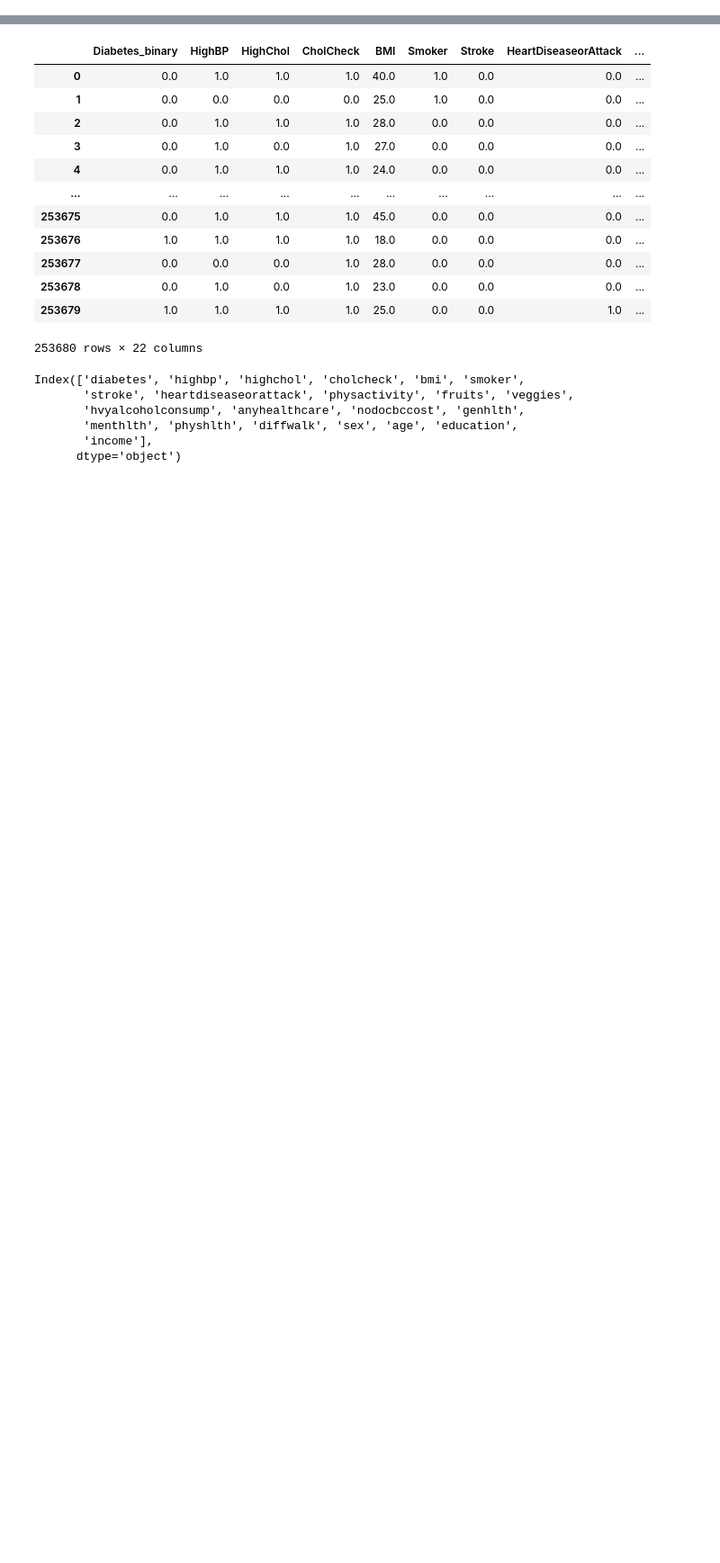
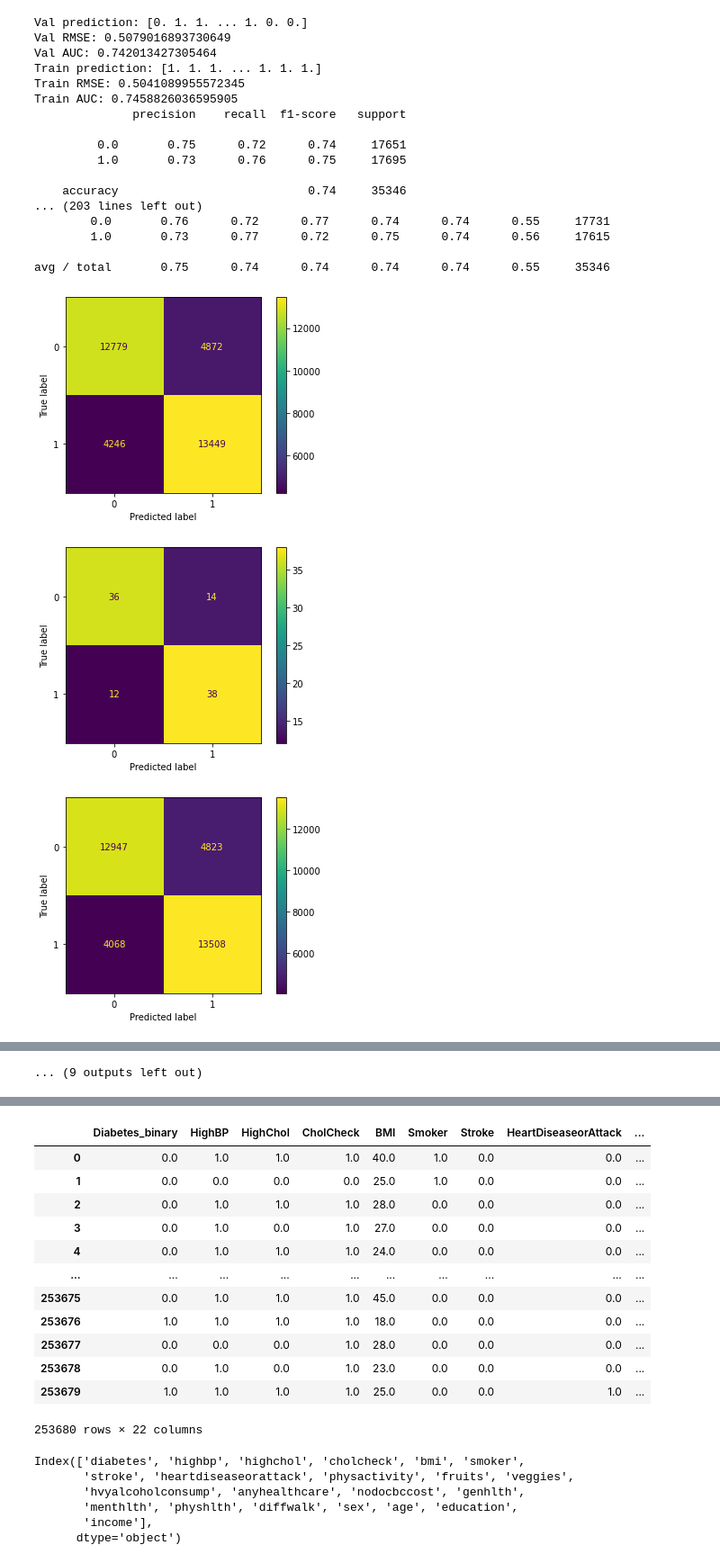
Before and after one commit to maclavijo/MLZoomcamp, a Jupyter notebook: MLZ_MidtermProject/Diabetes.ipynb, the cells around one changed output, grey strips where cells are left out. Shown at 90% size. Saved outputs shown, nothing was run; the diff lists cells and outputs as text; code cells hidden in the pictures; blank space fills up the shorter version.

```diff
--- a/MLZ_MidtermProject/Diabetes.ipynb
+++ b/MLZ_MidtermProject/Diabetes.ipynb
@@ -43,26 +160,52 @@ for i in range(0,10):
 # %%
 for i,j in dfs.items():
-    model = make_pipeline(DecisionTreeClassifier(max_depth=10))
+    model = make_pipeline(LogisticRegression(max_iter=1000))
 
     target = j.diabetes
     data = j.drop(columns=['diabetes'])
 
     dfTrainFull, dfTest, yTrainFull, yTest = train_test_split(data, target, test_size=0.2, random_state=i)
     dfTrain, dfVal, yTrain, yVal = train_test_split(data, target, test_size=0.25, random_state=i)
     model.fit(dfTrain, yTrain)
-    resdfVal = model.predict_proba(dfVal)#[:,1]
-    yValPred = np.argmax(resdfVal, axis=1)
+    #yValPred = model.predict_proba(dfVal)[:,1]
+    yValPred = model.predict(dfVal)#[:,1]
+    #yValPred = np.argmax(resdfVal, axis=1)
     print(f'Val prediction: {yValPred}')
     print(f'Val RMSE: {mean_squared_error(yVal, yValPred,squared=False)}')
+    print(f'Val AUC: {roc_auc_score(yVal,yValPred)}')
 
-    resdfValPred = model.predict_proba(dfTrain)#[:,1]
-    yTrainPred = np.argmax(resdfValPred, axis=1)
+    #yTrainPred = model.predict_proba(dfTrain)[:,1]
+    yTrainPred = model.predict(dfTrain)#[:,1]
+    #yTrainPred = np.argmax(resdfValPred, axis=1)
     print(f'Train prediction: {yTrainPred}')
-    print(f'Val RMSE: {mean_squared_error(yTrain, yTrainPred,squared=False)}')
+    print(f'Train RMSE: {mean_squared_error(yTrain, yTrainPred,squared=False)}')
+    print(f'Train AUC: {roc_auc_score(yTrain,yTrainPred)}')
 
     cm = confusion_matrix(yVal, yValPred)
     cmprob = np.round(100 * cm / len(yVal), 1)
     cm_display = ConfusionMatrixDisplay(cm, display_labels=['0', '1']).plot()
     cm_display = ConfusionMatrixDisplay(cmprob, display_labels=['0', '1']).plot()
 
     print(classification_report(yVal, yValPred))
+    print(classification_report_imbalanced(yVal, yValPred))
+# %% [output]
+Val prediction: [0. 1. 1. ... 1. 0. 0.]
+Val RMSE: 0.5079016893730649
+Val AUC: 0.742013427305464
+Train prediction: [1. 1. 1. ... 1. 1. 1.]
+Train RMSE: 0.5041089955572345
+Train AUC: 0.7458826036595905
+              precision    recall  f1-score   support
+
+         0.0       0.75      0.72      0.74     17651
+         1.0       0.73      0.76      0.75     17695
+
+    accuracy                           0.74     35346
+... (203 lines left out)
+        0.0       0.76      0.72      0.77      0.74      0.74      0.55     17731
+        1.0       0.73      0.77      0.72      0.75      0.74      0.56     17615
+
+avg / total       0.75      0.74      0.74      0.74      0.74      0.55     35346
+[figure, added]
+[figure, added]
+[figure, added]
@@ -68,0 +220 @@ for i,j in dfs.items():
+... (9 outputs left out)
```
Also changed, not shown: parts of 82 cells of this notebook, 1 other file.
